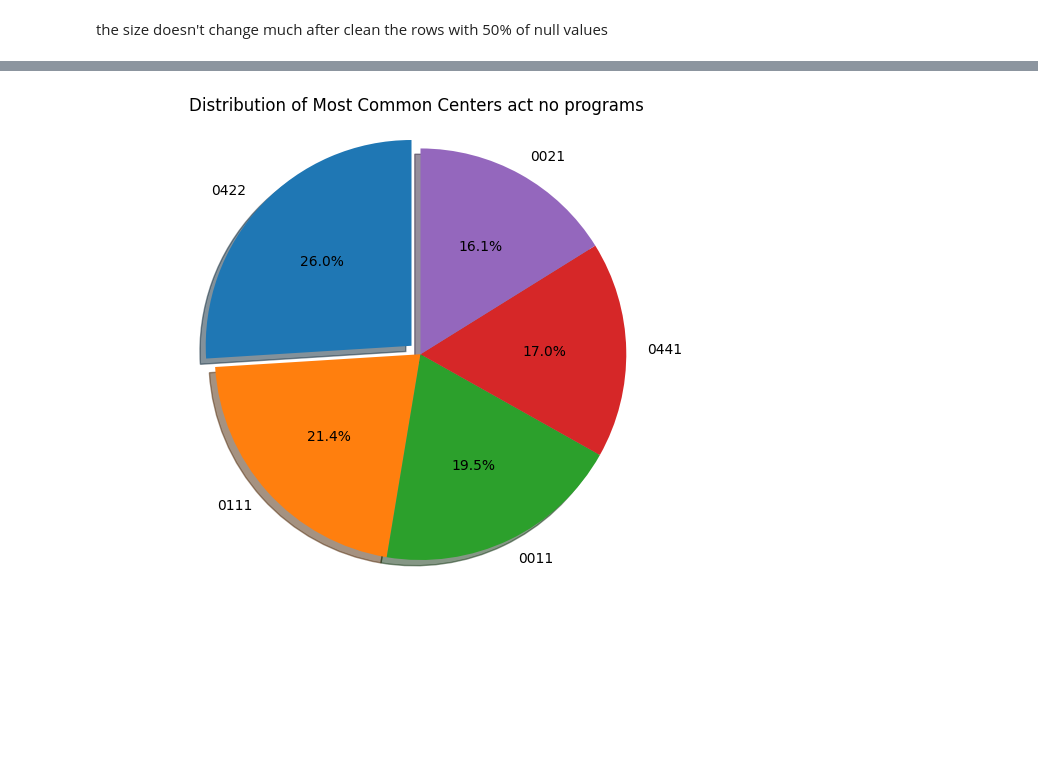
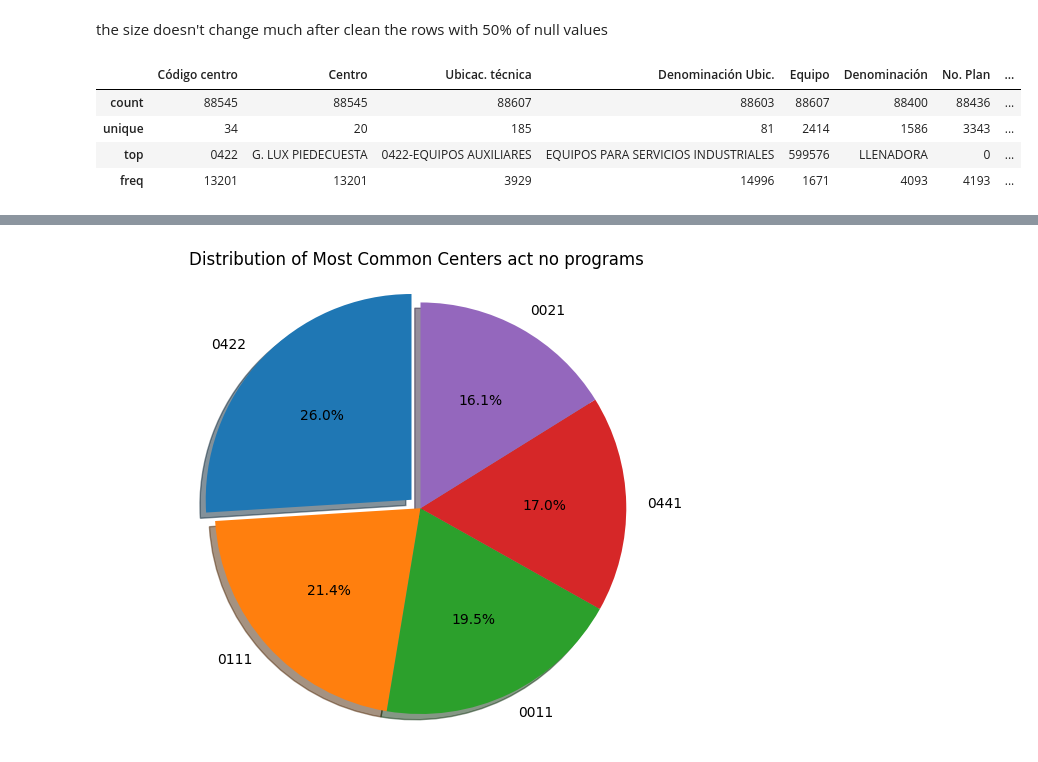
Before and after one commit to caesar-dat-com/Time_lost_reduction, a Jupyter notebook: Notebooks/EDA.ipynb, the cells around one changed output, grey strips where cells are left out. Cells and saved outputs as stored; diff of their text form; code cells hidden in the pictures; blank space fills up the shorter version.

```diff
--- a/Notebooks/EDA.ipynb
+++ b/Notebooks/EDA.ipynb
@@ -309,5 +303,11 @@ print(f"""
 # %% [markdown]
 the size doesn't change much after clean the rows with 50% of null values
 # %%
-act_programads.describe()
-#see the distribution
+df_act_no.describe()
+#see the distribution of our Numerical columns
+# %% [output]
+|  | Código centro | Centro | Ubicac. técnica | Denominación Ubic. | Equipo | Denominación | No. Plan | ... |
+| count | 88545 | 88545 | 88607 | 88603 | 88607 | 88400 | 88436 | ... |
+| unique | 34 | 20 | 185 | 81 | 2414 | 1586 | 3343 | ... |
+| top | 0422 | G. LUX PIEDECUESTA | 0422-EQUIPOS AUXILIARES | EQUIPOS PARA SERVICIOS INDUSTRIALES | 599576 | LLENADORA | 0 | ... |
+| freq | 13201 | 13201 | 3929 | 14996 | 1671 | 4093 | 4193 | ... |
```
Also changed, not shown: parts of 23 cells of this notebook, 1 other file.
